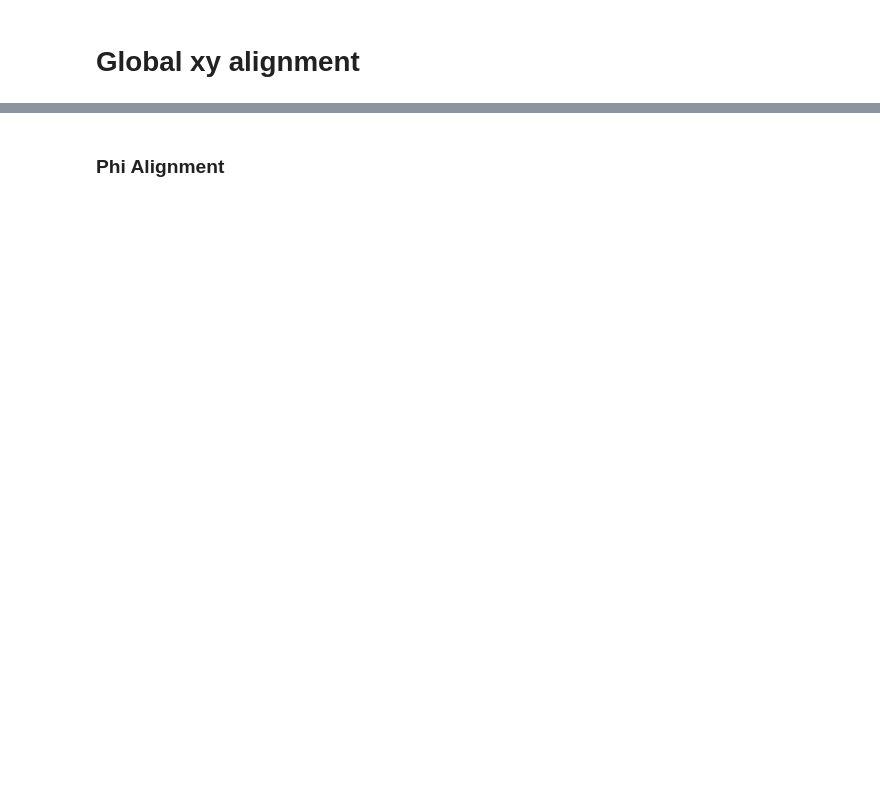
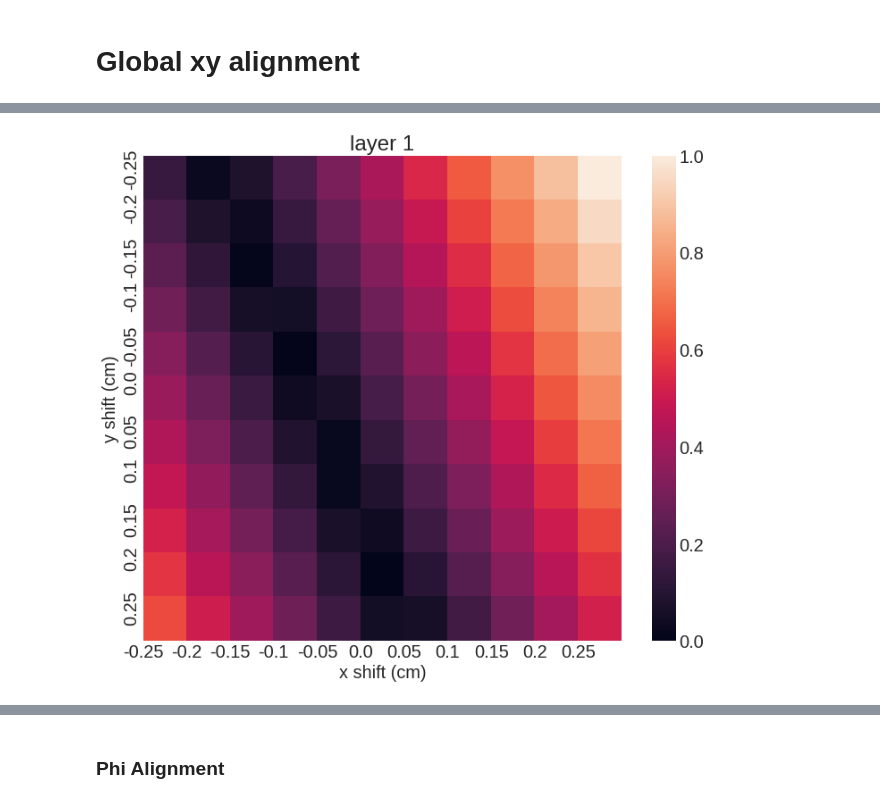
Before and after one commit to JeffersonLab/clas12alignment, a Jupyter notebook: jnotebook_plots/mean_sigma_vs_zshift.ipynb, the cells around one changed output, grey strips where cells are left out. Cells and saved outputs as stored; diff of their text form; code cells hidden in the pictures; blank space fills up the shorter version.

```diff
--- a/jnotebook_plots/mean_sigma_vs_zshift.ipynb
+++ b/jnotebook_plots/mean_sigma_vs_zshift.ipynb
@@ -172,0 +149,100 @@ plot(y_shift, sigma, sigmaErr, 0.2, "layer 3", "yLoc shift (cm)", "$\sigma$ (cm)
+# %%
+x_shift = [ -0.25000,  -0.20000,  -0.15000,  -0.10000,  -0.05000,   0.00000,   0.05000,   0.10000,   0.15000,   0.20000,   0.25000]
+y_shift = [ -0.25000,  -0.20000,  -0.15000,  -0.10000,  -0.05000,   0.00000,   0.05000,   0.10000,   0.15000,   0.20000,   0.25000]
+
+# layer 1:
+mean1      = np.matrix([
+        [ -0.05987,  -0.07884,  -0.09754,  -0.11695,  -0.13616,  -0.15524,  -0.17437,  -0.19310,  -0.21253,  -0.23185,  -0.25095],
+        [ -0.01345,  -0.03292,  -0.05187,  -0.07083,  -0.08962,  -0.10895,  -0.12847,  -0.14730,  -0.16665,  -0.18555,  -0.20470],
+        [  0.03248,   0.01373,  -0.00538,  -0.02486,  -0.04390,  -0.06307,  -0.08204,  -0.10097,  -0.12044,  -0.13965,  -0.15892],
+        [  0.07870,   0.05984,   0.04048,   0.02148,   0.00265,  -0.01689,  -0.03615,  -0.05523,  -0.07429,  -0.09322,  -0.11248],
+        [  0.12489,   0.10620,   0.08701,   0.06743,   0.04837,   0.02919,   0.01032,  -0.00890,  -0.02846,  -0.04736,  -0.06666],
+        [  0.17095,   0.15194,   0.13283,   0.11403,   0.09488,   0.07524,   0.05625,   0.03701,   0.01800,  -0.00098,  -0.02045],
+        [  0.21742,   0.19850,   0.17896,   0.15999,   0.14062,   0.12161,   0.10281,   0.08324,   0.06390,   0.04478,   0.02564],
+        [  0.26347,   0.24415,   0.22518,   0.20638,   0.18705,   0.16756,   0.14857,   0.12939,   0.11037,   0.09118,   0.07151],
+        [  0.30990,   0.29064,   0.27109,   0.25212,   0.23293,   0.21410,   0.19500,   0.17531,   0.15631,   0.13714,   0.11806],
+        [  0.35573,   0.33649,   0.31754,   0.29863,   0.27911,   0.26004,   0.24078,   0.22176,   0.20283,   0.18337,   0.16405],
+        [  0.40247,   0.38290,   0.36363,   0.34453,   0.32534,   0.30658,   0.28730,   0.26788,   0.24875,   0.22954,   0.21050]
+]).transpose()
+sigma1     = np.matrix([
+        [  0.36595,   0.36613,   0.36605,   0.36646,   0.36640,   0.36668,   0.36648,   0.36604,   0.36666,   0.36641,   0.36666],
+        [  0.36621,   0.36600,   0.36619,   0.36626,   0.36598,   0.36643,   0.36625,   0.36659,   0.36658,   0.36643,   0.36653],
+        [  0.36600,   0.36587,   0.36591,   0.36588,   0.36624,   0.36610,   0.36609,   0.36641,   0.36662,   0.36663,   0.36619],
+        [  0.36620,   0.36637,   0.36594,   0.36623,   0.36611,   0.36648,   0.36631,   0.36664,   0.36644,   0.36603,   0.36670],
+        [  0.36635,   0.36595,   0.36643,   0.36628,   0.36644,   0.36639,   0.36605,   0.36670,   0.36632,   0.36654,   0.36634],
+        [  0.36630,   0.36657,   0.36653,   0.36628,   0.36644,   0.36641,   0.36668,   0.36639,   0.36631,   0.36645,   0.36638],
+        [  0.36640,   0.36663,   0.36668,   0.36665,   0.36642,   0.36678,   0.36660,   0.36678,   0.36663,   0.36669,   0.36625],
+        [  0.36691,   0.36702,   0.36685,   0.36639,   0.36701,   0.36682,   0.36707,   0.36702,   0.36624,   0.36665,   0.36623],
+        [  0.36670,   0.36724,   0.36691,   0.36709,   0.36687,   0.36671,   0.36691,   0.36679,   0.36691,   0.36621,   0.36611],
+        [  0.36736,   0.36710,   0.36695,   0.36698,   0.36706,   0.36714,   0.36675,   0.36699,   0.36661,   0.36688,   0.36660],
+        [  0.36740,   0.36750,   0.36743,   0.36743,   0.36725,   0.36682,   0.36732,   0.36700,   0.36698,   0.36693,   0.36636]
+]).transpose()
+amean1 = np.abs(mean1)
+nmean1 = (amean1-np.min(amean1))/(np.max(amean1)-np.min(amean1))
+heatmap("layer 1", "x shift (cm)", "y shift (cm)", x_shift, y_shift, nmean1)
+
+# layer 2:
+mean2      = np.matrix([
+        [ -0.42879,  -0.39841,  -0.36830,  -0.33774,  -0.30697,  -0.27707,  -0.24686,  -0.21600,  -0.18599,  -0.15543,  -0.12511],
+        [ -0.38885,  -0.35885,  -0.32837,  -0.29778,  -0.26765,  -0.23727,  -0.20648,  -0.17632,  -0.14618,  -0.11535,  -0.08526],
+        [ -0.34931,  -0.31878,  -0.28844,  -0.25830,  -0.22769,  -0.19733,  -0.16708,  -0.13670,  -0.10573,  -0.07566,  -0.04546],
+        [ -0.30898,  -0.27891,  -0.24879,  -0.21812,  -0.18773,  -0.15752,  -0.12696,  -0.09660,  -0.06627,  -0.03592,  -0.00500],
+        [ -0.26962,  -0.23915,  -0.20828,  -0.17831,  -0.14809,  -0.11750,  -0.08719,  -0.05684,  -0.02623,   0.00414,   0.03436],
+        [ -0.22964,  -0.19901,  -0.16898,  -0.13858,  -0.10767,  -0.07767,  -0.04740,  -0.01671,   0.01361,   0.04403,   0.07450],
+        [ -0.18957,  -0.15949,  -0.12902,  -0.09841,  -0.06835,  -0.03794,  -0.00702,   0.02300,   0.05334,   0.08400,   0.11427],
+        [ -0.15010,  -0.11943,  -0.08907,  -0.05895,  -0.02838,   0.00229,   0.03247,   0.06276,   0.09358,   0.12370,   0.15399],
+        [ -0.10967,  -0.07943,  -0.04948,  -0.01898,   0.01153,   0.04172,   0.07218,   0.10282,   0.13298,   0.16355,   0.19435],
+        [ -0.07028,  -0.03999,  -0.00911,   0.02094,   0.05116,   0.08171,   0.11211,   0.14241,   0.17296,   0.20351,   0.23386],
+        [ -0.03059,   0.00028,   0.03038,   0.06062,   0.09143,   0.12155,   0.15172,   0.18252,   0.21302,   0.24327,   0.27390]
+]).transpose()
+sigma2     = np.matrix([
+        [  0.37317,   0.37256,   0.37316,   0.37285,   0.37260,   0.37261,   0.37289,   0.37264,   0.37221,   0.37245,   0.37218],
+        [  0.37244,   0.37316,   0.37286,   0.37236,   0.37318,   0.37296,   0.37273,   0.37263,   0.37248,   0.37236,   0.37219],
+        [  0.37326,   0.37292,   0.37252,   0.37302,   0.37273,   0.37243,   0.37340,   0.37294,   0.37247,   0.37237,   0.37214],
+        [  0.37285,   0.37262,   0.37308,   0.37254,   0.37220,   0.37284,   0.37272,   0.37247,   0.37317,   0.37257,   0.37189],
+        [  0.37310,   0.37302,   0.37277,   0.37244,   0.37311,   0.37258,   0.37233,   0.37285,   0.37276,   0.37213,   0.37278],
+        [  0.37293,   0.37267,   0.37336,   0.37310,   0.37296,   0.37256,   0.37302,   0.37247,   0.37214,   0.37279,   0.37244],
+        [  0.37233,   0.37315,   0.37325,   0.37260,   0.37334,   0.37310,   0.37267,   0.37243,   0.37263,   0.37257,   0.37218],
+        [  0.37308,   0.37283,   0.37263,   0.37341,   0.37330,   0.37245,   0.37331,   0.37296,   0.37254,   0.37242,   0.37262],
+        [  0.37267,   0.37230,   0.37340,   0.37317,   0.37273,   0.37308,   0.37300,   0.37231,   0.37294,   0.37267,   0.37208],
+        [  0.37249,   0.37267,   0.37268,   0.37242,   0.37331,   0.37277,   0.37226,   0.37263,   0.37263,   0.37187,   0.37237],
+        [  0.37239,   0.37204,   0.37272,   0.37285,   0.37262,   0.37208,   0.37283,   0.37239,   0.37206,   0.37245,   0.37204]
+])
+amean2 = np.abs(mean2)
+nmean2 = (amean2-np.min(amean2))/(np.max(amean2)-np.min(amean2))
+heatmap("layer 2", "x shift (cm)", "y shift (cm)", x_shift, y_shift, nmean2)
+
+# layer 3:
+mean3      = np.matrix([
+        [ -0.37393,  -0.32421,  -0.27469,  -0.22495,  -0.17539,  -0.12567,  -0.07609,  -0.02630,   0.02332,   0.07306,   0.12257],
+        [ -0.38048,  -0.33075,  -0.28149,  -0.23142,  -0.18206,  -0.13206,  -0.08270,  -0.03274,   0.01673,   0.06668,   0.11611],
+        [ -0.38708,  -0.33715,  -0.28789,  -0.23778,  -0.18849,  -0.13847,  -0.08919,  -0.03903,   0.01017,   0.06018,   0.10952],
+        [ -0.39354,  -0.34376,  -0.29421,  -0.24435,  -0.19487,  -0.14520,  -0.09562,  -0.04581,   0.00377,   0.05362,   0.10320],
+        [ -0.40010,  -0.35043,  -0.30079,  -0.25080,  -0.20137,  -0.15168,  -0.10207,  -0.05242,  -0.00268,   0.04696,   0.09675],
+        [ -0.40647,  -0.35706,  -0.30708,  -0.25745,  -0.20756,  -0.15819,  -0.10830,  -0.05886,  -0.00899,   0.04056,   0.09042],
+        [ -0.41296,  -0.36349,  -0.31359,  -0.26408,  -0.21412,  -0.16459,  -0.11475,  -0.06540,  -0.01552,   0.03393,   0.08373],
+        [ -0.41952,  -0.36989,  -0.32006,  -0.27065,  -0.22073,  -0.17105,  -0.12134,  -0.07179,  -0.02198,   0.02760,   0.07735],
+        [ -0.42592,  -0.37624,  -0.32662,  -0.27710,  -0.22733,  -0.17775,  -0.12796,  -0.07834,  -0.02857,   0.02089,   0.07064],
+        [ -0.43231,  -0.38294,  -0.33316,  -0.28364,  -0.23373,  -0.18430,  -0.13435,  -0.08494,  -0.03496,   0.01435,   0.06432],
+        [ -0.43876,  -0.38947,  -0.33955,  -0.29031,  -0.24021,  -0.19090,  -0.14081,  -0.09155,  -0.04177,   0.00771,   0.05762]
+]).transpose()
+sigma3     = np.matrix([
+        [  0.36794,   0.36748,   0.36782,   0.36757,   0.36795,   0.36773,   0.36800,   0.36788,   0.36791,   0.36782,   0.36800],
+        [  0.36780,   0.36754,   0.36763,   0.36752,   0.36777,   0.36773,   0.36796,   0.36790,   0.36817,   0.36798,   0.36828],
+        [  0.36802,   0.36774,   0.36771,   0.36758,   0.36770,   0.36791,   0.36779,   0.36795,   0.36772,   0.36801,   0.36789],
+        [  0.36734,   0.36789,   0.36752,   0.36788,   0.36778,   0.36817,   0.36763,   0.36797,   0.36753,   0.36820,   0.36763],
+        [  0.36745,   0.36800,   0.36733,   0.36802,   0.36745,   0.36815,   0.36726,   0.36806,   0.36722,   0.36821,   0.36748],
+        [  0.36741,   0.36811,   0.36730,   0.36832,   0.36732,   0.36809,   0.36731,   0.36807,   0.36735,   0.36834,   0.36755],
+        [  0.36738,   0.36815,   0.36733,   0.36818,   0.36747,   0.36791,   0.36736,   0.36802,   0.36738,   0.36813,   0.36769],
+        [  0.36752,   0.36780,   0.36756,   0.36782,   0.36746,   0.36777,   0.36769,   0.36803,   0.36777,   0.36834,   0.36792],
+        [  0.36785,   0.36809,   0.36790,   0.36798,   0.36782,   0.36804,   0.36788,   0.36801,   0.36785,   0.36810,   0.36809],
+        [  0.36797,   0.36815,   0.36784,   0.36820,   0.36792,   0.36816,   0.36783,   0.36794,   0.36766,   0.36810,   0.36813],
+        [  0.36826,   0.36806,   0.36808,   0.36771,   0.36805,   0.36765,   0.36779,   0.36750,   0.36793,   0.36777,   0.36820]
+]).transpose()
+amean3 = np.abs(mean3)
+nmean3 = (amean3-np.min(amean3))/(np.max(amean3)-np.min(amean3))
+heatmap("layer 3", "x shift (cm)", "y shift (cm)", x_shift, y_shift, nmean3)
+
+heatmap("FMT", "x shift (cm)", "y shift (cm)", x_shift, y_shift, (nmean1+nmean2+nmean3)/3)
+# %% [output]
+[figure, added]
```
Also changed, not shown: parts of 21 cells of this notebook, 1 other file.
